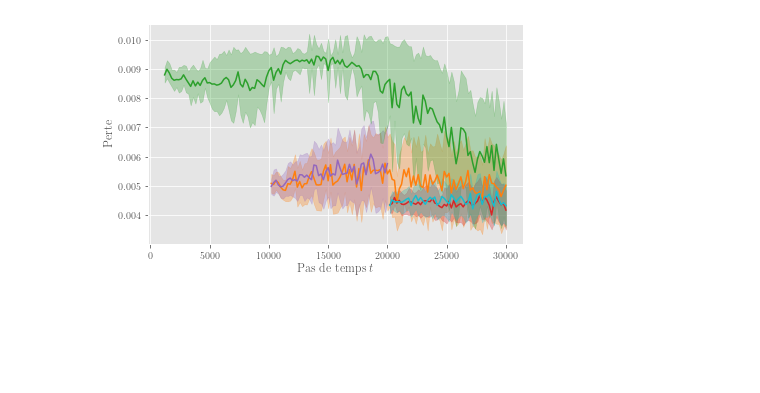
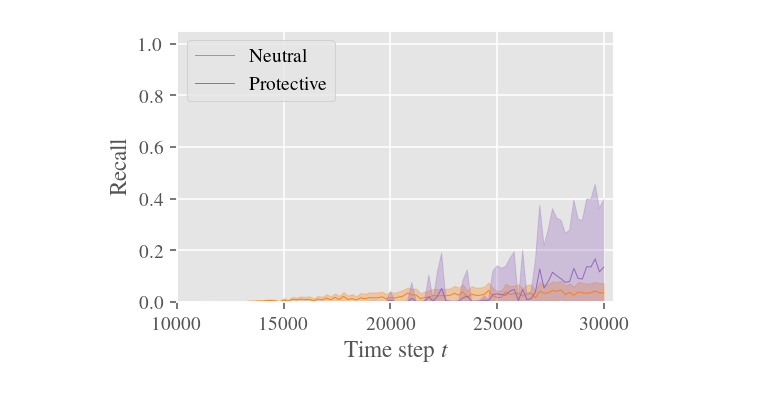
Before and after one commit to Quoding/optimneuralbandits, a Jupyter notebook: testing/viz/vizualize_perf_metrics_aaai.ipynb, the cells around one changed output. Saved outputs shown, nothing was run; the diff lists cells and outputs as text; code cells hidden in the pictures; blank space fills up the shorter version.

```diff
--- a/testing/viz/vizualize_perf_metrics_aaai.ipynb
+++ b/testing/viz/vizualize_perf_metrics_aaai.ipynb
@@ -63,0 +96,18 @@ upper_lim = 30100
+# %%
+# figsize = viz_config.set_size(300)
+figsize = None
+flag_two = True
+experiments = ['DE_500_rx_100000_combis_10_patterns_23_bs64_warmup10000_nmembers32_valnoval_ldsFalse_trainevery10_patience100_usedecay_lrplateau_layers1_withnoise_exactdecay_expl1', 'DE_500_rx_100000_combis_10_patterns_skew0_35_bs64_warmup10000_nmembers32_valnoval_ldsFalse_trainevery10_patience100_usedecay_lrplateau_layers1_withnoise_exactdecay_expl1']
+Ns = [10000, 10000]
+datasets = ['500_rx_100000_combis_10_patterns_23', '500_rx_100000_combis_10_patterns_skew0_35']
+labels = ['Neutral', 'Protective']
+colors = ["tab:orange", "tab:purple"]
+styles = ['-' for label in labels]
+
+labels_fn = "vs"
+interval = 200
+upper_lim = 30100
+
+plt.rcParams['text.latex.preamble'] = r"""\usepackage{type1cm}
+\usepackage{newtxtext}
+\usepackage[varvw]{newtxmath}"""
@@ -102,43 +172,74 @@ for exp in experiments:
 # %%
+# plt.rcParams["figure.figsize"] = (4,2.666)
+# plt.rcParams['figure.dpi'] = 140
 metrics_to_eval = [
-    # "recalls",
-    # "recalls_alls",
-    # "precisions_alls",
-    # "precisions",
-    # "ratio_found_pats",
-    # "ratio_found_pats_alls",
-    # "losses",
+    "recalls",
+    "recalls_alls",
+    "precisions_alls",
+    "precisions",
+    "ratio_found_pats",
+    "ratio_found_pats_alls",
+    "losses",
     "dataset_losses",
 ]
 
 for metric in metrics_to_eval:
-    fig, ax2 = plt.subplots(1, 1, figsize=figsize)
-
+    fig, ax = plt.subplots(1, 1, figsize=figsize)
     for i, exp in enumerate(list(metrics_dict.keys())):
         means = np.nanmean(metrics_dict[exp][metric], axis=0)
         stds = np.nanstd(metrics_dict[exp][metric], axis=0)
         x = np.arange(len(means)) * interval + Ns[i]
-
         if Ns[i] != 30000:
             if metric == 'dataset_losses': # Usually dataset loss is monitored during agent rollouts, not before.
                 x += interval
-            ax2.plot(x, means, styles[i], color=colors[i], label=labels[i])
-            ax2.fill_between(
-                x,
-                np.clip(means - stds, 0, 1),
-                np.clip(means + stds, 0, 1),
-                color=colors[i],
-                alpha=0.3,
-            )
+            ax.plot(x, means, styles[i], color=colors[i], label=labels[i], linewidth=0.5)
+
         else:
             means = [0] if np.isnan(means) else means
-            ax2.scatter(x, means, color=colors[i], label=labels[i])
+            ax.scatter(x, means, color=colors[i], label=labels[i], s=8)
+        ax.fill_between(
+            x,
+            np.clip(means - stds, 0, 1),
+            np.clip(means + stds, 0, 1),
+            color=colors[i],
+            alpha=0.3,
+        )
 
-    ax2.set_ylabel(metric_to_ylabel[metric])
-    ax2.set_xlabel("Pas de temps $t$")
+    ax.set_ylabel(metric_to_ylabel[metric])
+    # ax.set_xlabel("Pas de temps $t$")
+    ax.set_xlabel("Time step $t$")
+    ax.set_xlim(10000, 30500)
+
+    # todo For springer format can delete after
+    if 'recalls' in metric:
+        ax.set_ylim(0, 1.05)
+        ax.legend(loc='upper left')
+        print('recall', means, np.nanmin(means), np.nanmax(means))
+
+    elif "precisions" in metric:
+        ax.set_ylim(0, 1.05)
+        ax.legend(loc='lower left')
+        print('precision', means, np.nanmin(means), np.nanmax(means))
+    elif 'pat' in metric:
+        ax.set_ylim(0, 1.05)
+        ax.legend()
+    else:
+        ax.legend()
 
     fig.tight_layout()
+
+    # fig.savefig(
+    #     f"images/polypharmacy/perf/{prefix}_{metric}_{labels_fn}.pdf",bbox_inches='tight',pad_inches = 0, format="pdf"
+    # )
+
     fig.savefig(
-        f"images/polypharmacy/perf/{prefix}_{metric}_{labels_fn}.pdf", format="pdf"
+        f"images/polypharmacy/perf/{prefix}_{metric}_{labels_fn}.png",bbox_inches='tight',pad_inches = 0
     )
+    # if "precision" in metric:
+    #     ax.set_ylim(0.9, 1.01)
+    #     ax.set_xlim(25000, 30500)
+
+    #     fig.savefig(
+    #     f"images/polypharmacy/perf/{prefix}_{metric}_{labels_fn}_zoomed.pdf", format="pdf"
+    # )
 # %% [output]
@@ -146 +314 @@ for metric in metrics_to_eval:
-[figure, old version]
+[figure, new version]
```
Also changed, not shown: parts of 14 cells of this notebook, 6 other files.
